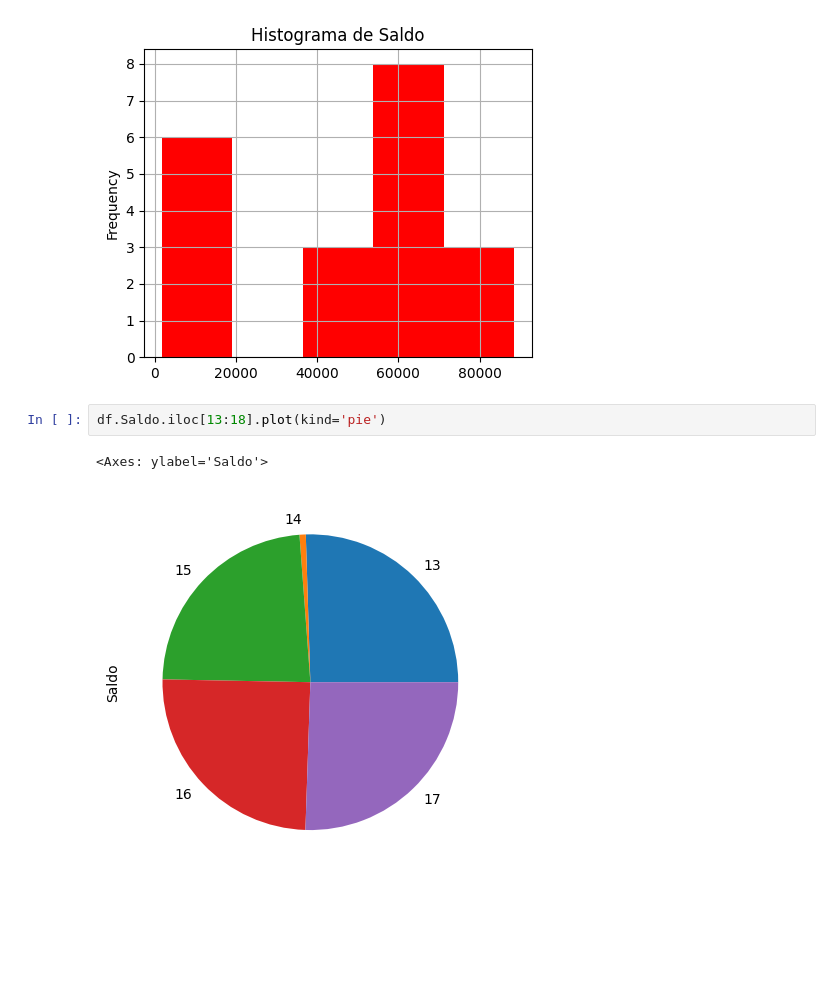
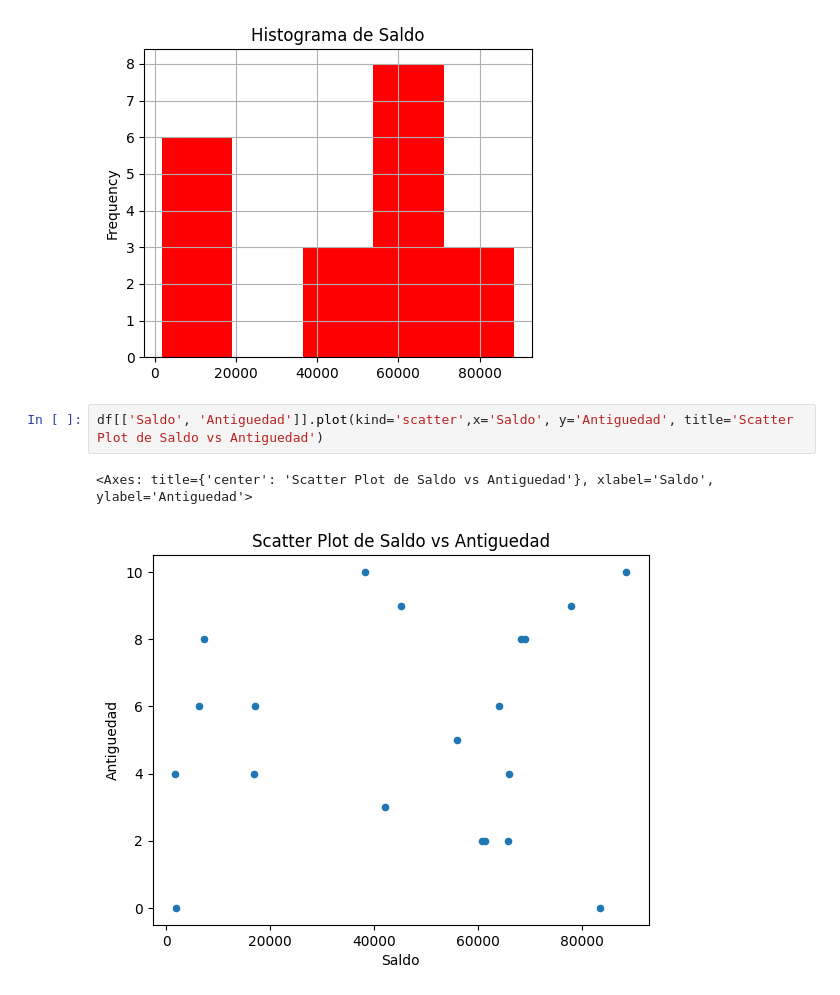
Before and after one commit to RalphCastellanosCouott/Curso-Inteligencia-Artificial, a Jupyter notebook: EDA_Apuntes_de_Clase.ipynb, the cells around one changed output. Cells and saved outputs as stored; diff of their text form; blank space fills up the shorter version.

```diff
--- a/EDA_Apuntes_de_Clase.ipynb
+++ b/EDA_Apuntes_de_Clase.ipynb
@@ -384,8 +384,8 @@ df.Saldo.plot(kind='hist', bins=5, title='Histograma de Saldo', figsize=(5,4), c
 # %% [output]
 <Axes: title={'center': 'Histograma de Saldo'}, ylabel='Frequency'>
 [figure]
-# %%
-df.Saldo.iloc[13:18].plot(kind='pie')
-# %% [output]
-<Axes: ylabel='Saldo'>
-[figure, removed]
+# %%
+df[['Saldo', 'Antiguedad']].plot(kind='scatter',x='Saldo', y='Antiguedad', title='Scatter Plot de Saldo vs Antiguedad')
+# %% [output]
+<Axes: title={'center': 'Scatter Plot de Saldo vs Antiguedad'}, xlabel='Saldo', ylabel='Antiguedad'>
+[figure, added]
```
Also changed, not shown: parts of 5 cells of this notebook.
